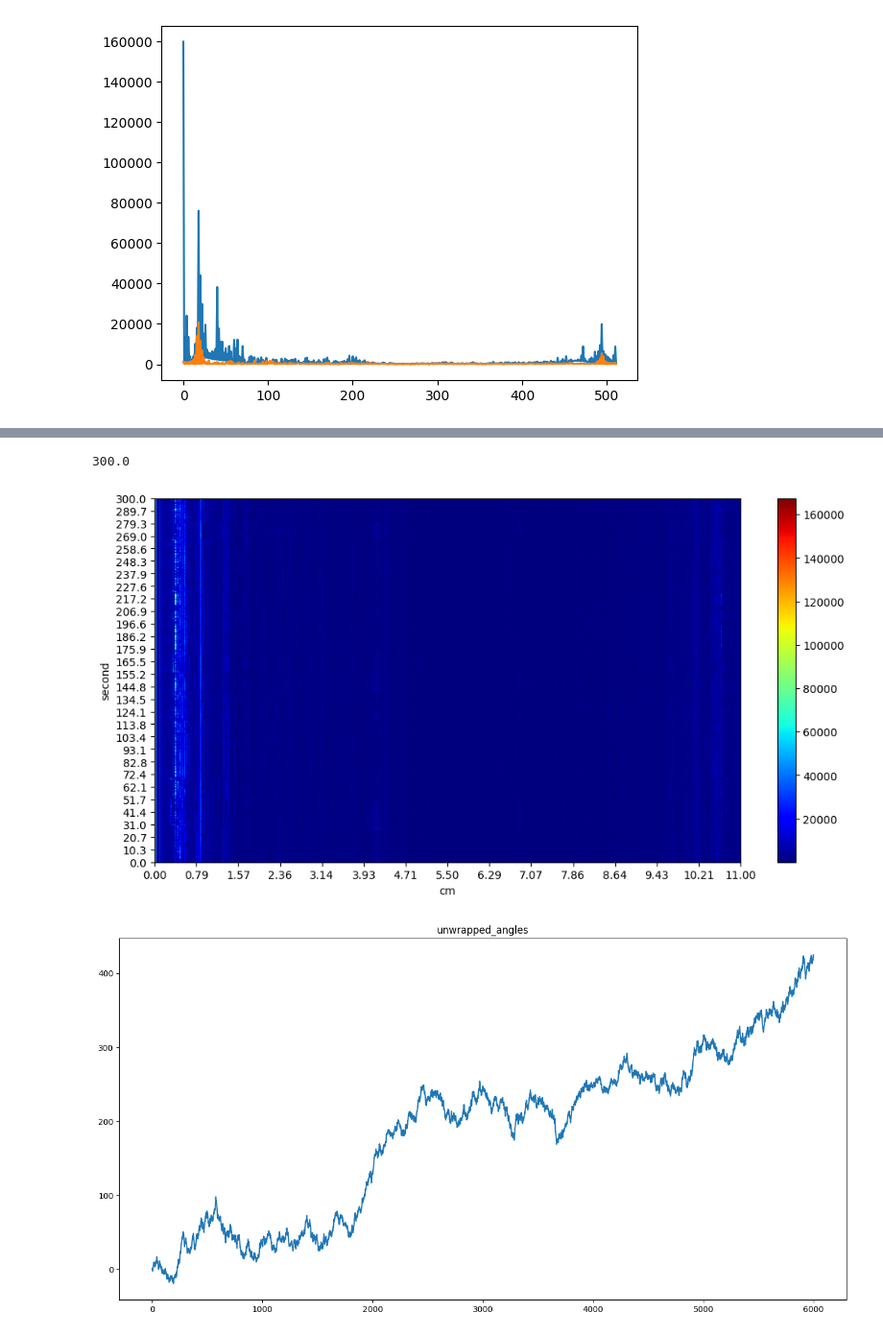
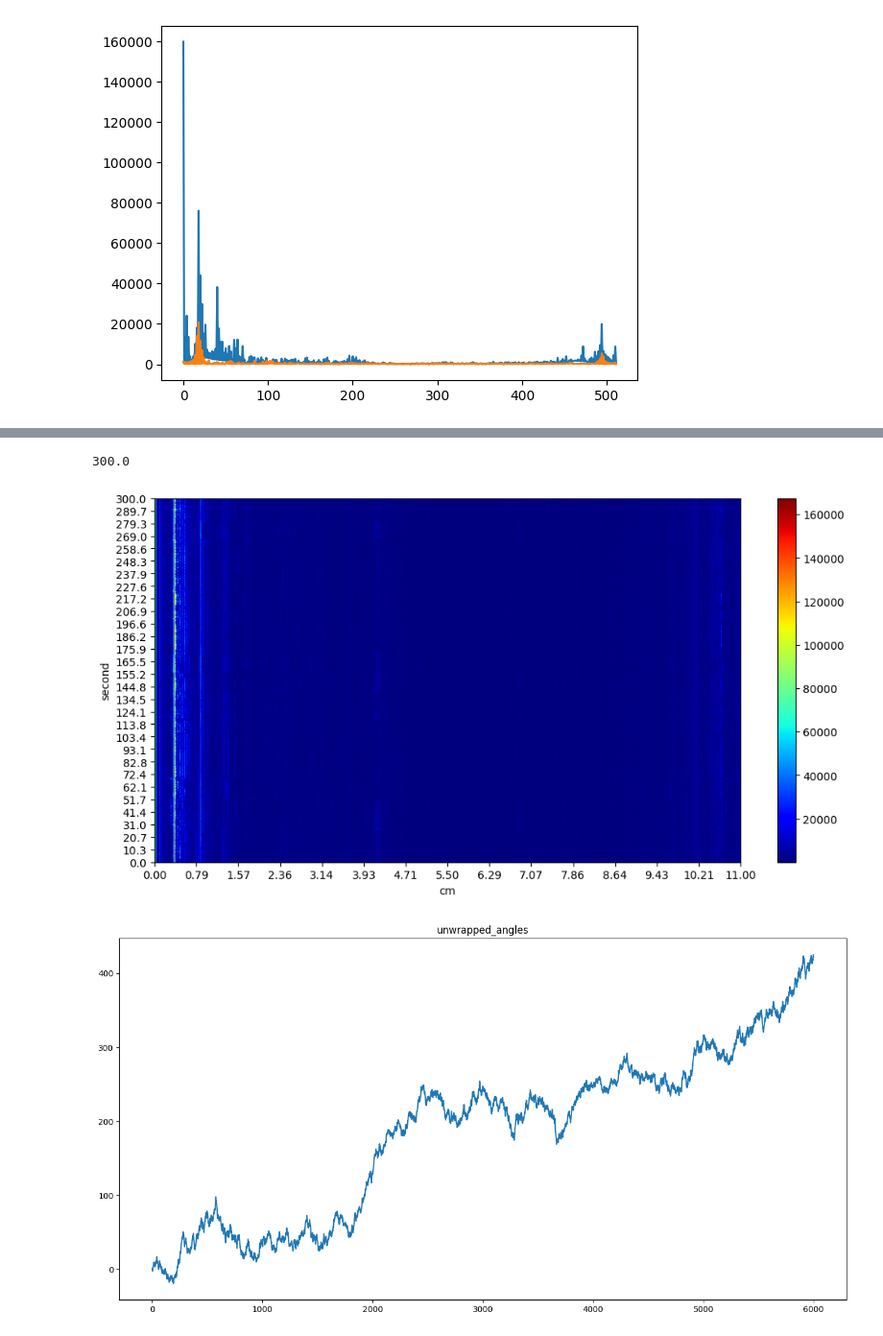
Before and after one commit to tqdinh/gensignal, a Jupyter notebook: EXTRACT_VITAL_SIGNAL_IN_FMCW_RADAR_3.ipynb, the cells around one changed output, grey strips where cells are left out. Shown at 96% size. Cells and saved outputs as stored; diff of their text form; code cells hidden in the pictures.

```diff
--- a/EXTRACT_VITAL_SIGNAL_IN_FMCW_RADAR_3.ipynb
+++ b/EXTRACT_VITAL_SIGNAL_IN_FMCW_RADAR_3.ipynb
@@ -204,33 +204,33 @@ print(np.array(chirps_angle).shape)
 # %%
 tmp_array= copy.deepcopy(org_magnitude_spectrums)
-# for _i,tmp in enumerate(tmp_array):
+for _i,tmp in enumerate(tmp_array):
 
-    # tmp[bin_of_interest]=140000
+    tmp[bin_of_interest]=140000
     # tmp[bin_of_interest+1]=140000
     # tmp[bin_of_interest+2]=140000
-
+print(bin_of_interest)
 
 
 plt.figure(figsize=(12, 6))
 xmin=0
 xmax=11
 x = np.linspace(xmin, xmax, 15)
 ymin=0
 ymax=len(tmp_array)/20 #6000 chirp ~6000 frame each second has 20 frame -> second
 #ymax ~300s ~5mins
 print(ymax)
 y = np.linspace(ymin, ymax, 30)
 plt.xticks(x)
 plt.yticks(y)
 
 plt.imshow(tmp_array, cmap='jet', aspect='auto',extent=[xmin,xmax,ymin,ymax])
 plt.xlabel('cm')
 plt.ylabel('second')
 plt.colorbar()
 plt.show()
 # %% [output]
 300.0
-[figure, old version]
+[figure, new version]
 # %%
 interested_ffts =[]
 for _i,fft_chirp in enumerate(fft_chirps):
```
Also changed, not shown: parts of 1 cell of this notebook, 1 other file.
